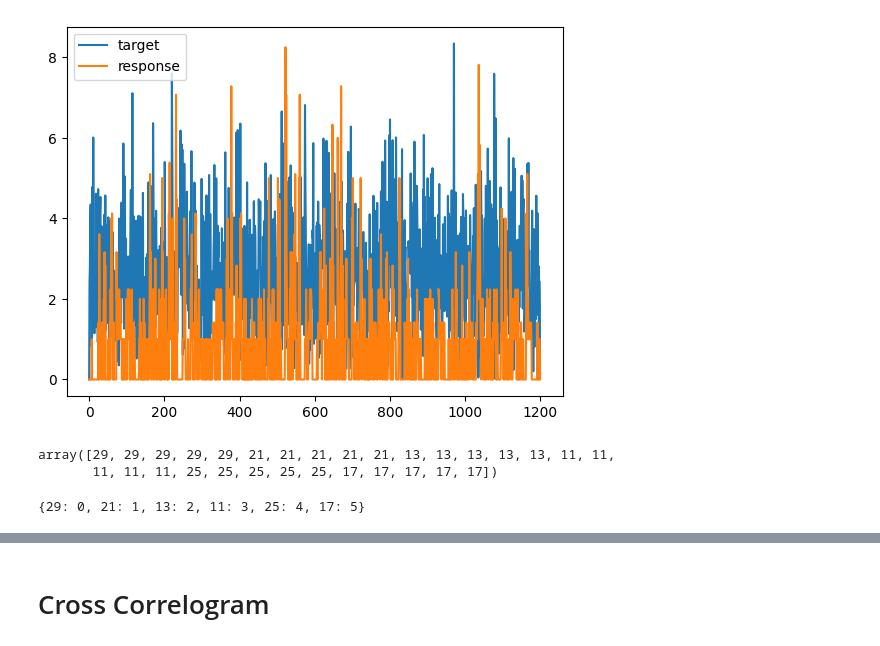
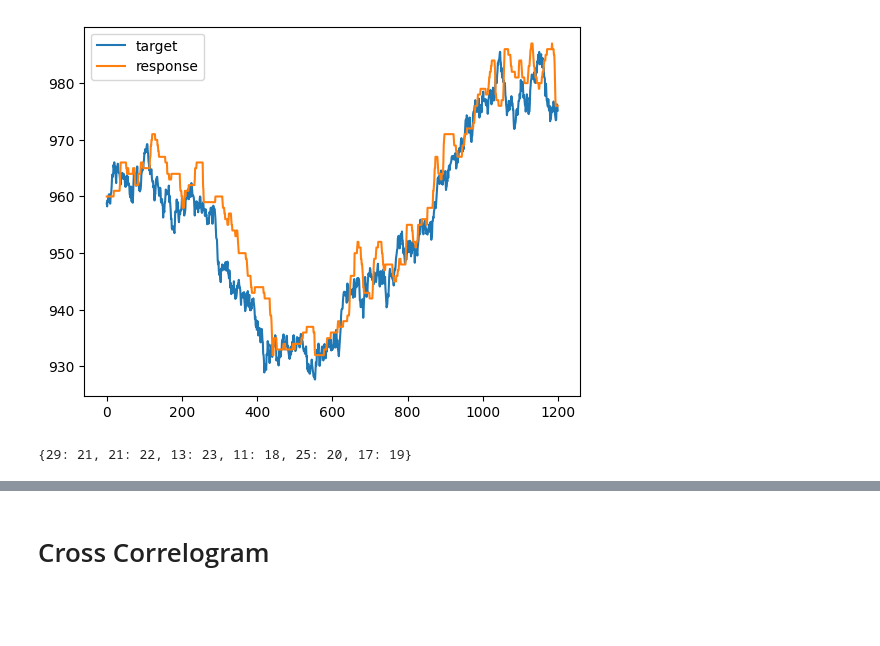
Before and after one commit to omeryildiran/Guido-Pascal-Omer-continuous-psychophysics, a Jupyter notebook: analysis_primier.ipynb, the cells around one changed output, grey strips where cells are left out. Drawn from its saved outputs; the diff is of its cells as text; code cells hidden in the pictures; blank space fills up the shorter version.

```diff
--- a/analysis_primier.ipynb
+++ b/analysis_primier.ipynb
@@ -9,24 +9,26 @@ import scipy.io
 # load mat file
 import scipy.io as sio
 #mat_contents = sio.loadmat('data/omer_Pilot_continous_psych_2023-09-26_00h46.01.195.mat')
-mat_contents=sio.loadmat('data/092708_continous_psych_2023-10-13_13h45.08.071.mat')
+#mat_contents=sio.loadmat('data/092708_continous_psych_2023-10-13_13h45.08.071.mat')
+
+mat_contents=sio.loadmat('data/bonnen_data.mat')
 mat_contents.keys()
 sigma=mat_contents['sigma']
 target=mat_contents['target'] # velocity of target motion for 1200 frames (20 seconds) and 30 trials
 response=mat_contents['response'] # velocity of participant's mouse movement for 1200 frames (20 seconds) and 30 trials
-mouse_x=mat_contents['mouse_x'] # x position of participant's mouse movement for 1200 frames (20 seconds) and 30 trials
-mouse_y=mat_contents['mouse_y'] # y position of participant's mouse movement for 1200 frames (20 seconds) and 30 trials
-blob_x=mat_contents['blob_x'] # x po    sition of target for trialNum200 frames (20 seconds) and 30 trials
-blob_y=mat_contents['blob_y'] # y position of target for trialNum200 frames (20 seconds) and 30 trials
-# get diff for velocity to find horizontal and vertical velocity
-blob_x_velocity=np.diff(blob_x)
-blob_y_velocity=np.diff(blob_y)
-mouse_x_velocity=np.diff(mouse_x)
-mouse_y_velocity=np.diff(mouse_y)
-nTrial=len(sigma[0])
+# mouse_x=mat_contents['mouse_x'] # x position of participant's mouse movement for 1200 frames (20 seconds) and 30 trials
+# mouse_y=mat_contents['mouse_y'] # y position of participant's mouse movement for 1200 frames (20 seconds) and 30 trials
+# blob_x=mat_contents['blob_x'] # x po    sition of target for trialNum200 frames (20 seconds) and 30 trials
+# blob_y=mat_contents['blob_y'] # y position of target for trialNum200 frames (20 seconds) and 30 trials
+# # get diff for velocity to find horizontal and vertical velocity
+# blob_x_velocity=np.diff(blob_x)
+# blob_y_velocity=np.diff(blob_y)
+# mouse_x_velocity=np.diff(mouse_x)
+# mouse_y_velocity=np.diff(mouse_y)
+nTrial=len(sigma)
 nSigma=6
-nTrialPerBlock=nTrial//nSigma
-nTrialPerSigma=nTrial//nTrialPerBlock
+nTrialPerSigma=nTrial//nSigma
+nTrialPerBlock=5
 blob_widths=[11,13,17,21,25,29]
 # %%
 sigma
@@ -34,18 +36,13 @@ sigma
 sigma_matrix=np.reshape(sigma,(nTrial//5,5))
 # %%
 # plot the data
-trialNum=0
+trialNum=1
 plt.plot(target[trialNum,:])
-plt.plot(response[1,:])
+plt.plot(response[trialNum,:])
 plt.legend(['target','response'])
 plt.show()
 # %% [output]
-[figure, old version]
+[figure, new version]
-# %%
-sigma[0]
-# %% [output]
-array([29, 29, 29, 29, 29, 21, 21, 21, 21, 21, 13, 13, 13, 13, 13, 11, 11,
-       11, 11, 11, 25, 25, 25, 25, 25, 17, 17, 17, 17, 17])
 # %%
 # create key-value pairs for the dictionary of 30 trials
 trial_dict = {}
@@ -76,7 +74,7 @@ for counter,blob in enumerate(sigma_matrix[:,0]):
     sigma_dict[blob]=counter
 sigma_dict
 # %% [output]
-{29: 0, 21: 1, 13: 2, 11: 3, 25: 4, 17: 5}
+{29: 21, 21: 22, 13: 23, 11: 18, 25: 20, 17: 19}
 # %%
 # plot motion trajectory for a single trial
 # select trial number from sigma_dict.keys() when sigma is 11
```
Also changed, not shown: parts of 20 cells of this notebook.
